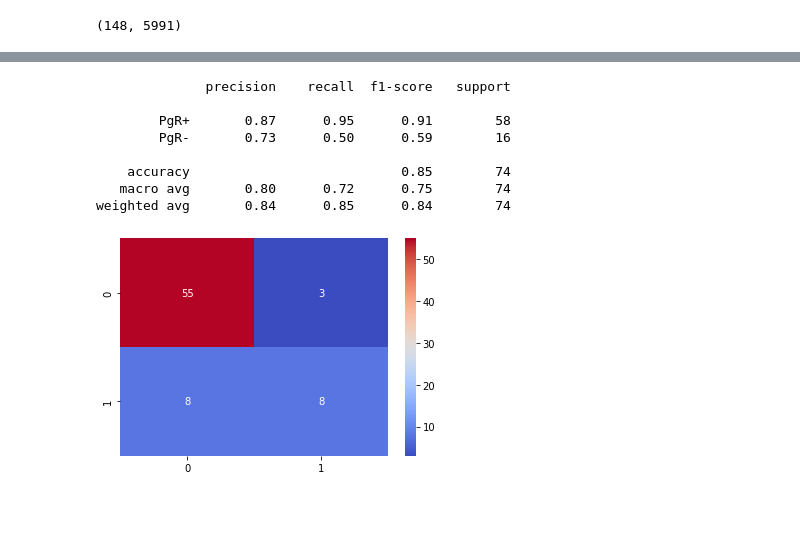
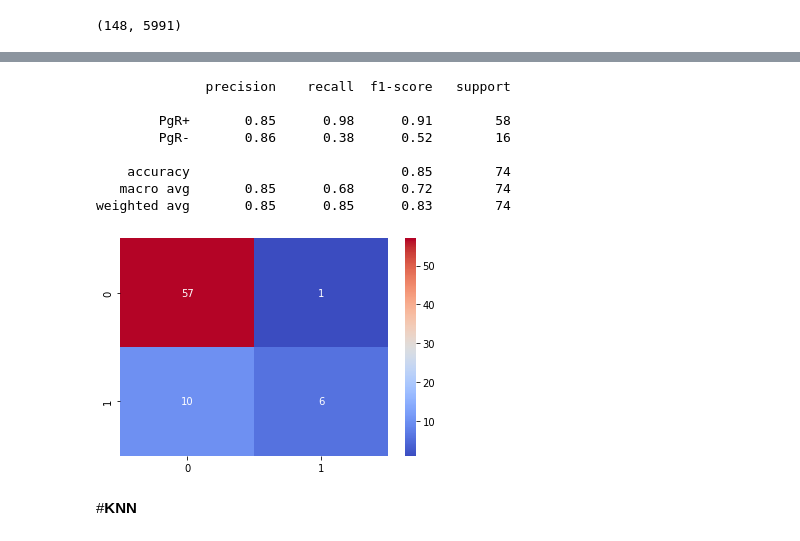
Before and after one commit to varnitarastogi/Gene-Activity-for-Breast-Cancer, a Jupyter notebook: Technical_Task.ipynb, the cells around one changed output, grey strips where cells are left out. Cells and saved outputs as stored; diff of their text form; code cells hidden in the pictures; blank space fills up the shorter version.

```diff
--- a/Technical_Task.ipynb
+++ b/Technical_Task.ipynb
@@ -162,12 +166,12 @@ study = optuna.create_study(direction="maximize")
 print(f"Sampler is {study.sampler.__class__.__name__}")
 study.optimize(objective, n_trials=50, timeout=1000)
 #
-from xgboost.sklearn import XGBRFClassifier
-trialrf2 = study.best_trial.params
-modelrf2=XGBClassifier(**trialrf2)
-modelrf2.fit(X_important_train, y_train)
 
-pred=modelrf2.predict(X_important_test)
+trialx2 = study.best_trial.params
+modelx2=XGBClassifier(**trialx2)
+modelx2.fit(X_important_train, y_train)
+
+pred=modelx2.predict(X_important_test)
 accuracy=accuracy_score(y_test, pred)
 print('Accuracy:' ,accuracy*100)
 # %% [output]
@@ -193,15 +197,17 @@ Sampler is TPESampler
 Accuracy: 85.13513513513513
 # %%
-con_mat=confusion_matrix(y_test, pred)
-sns.heatmap(con_mat,cmap = 'coolwarm',annot=True)
+con_mat_1=confusion_matrix(y_test, pred)
+sns.heatmap(con_mat_1,cmap = 'coolwarm',annot=True)
 print(classification_report(y_test, pred))
 # %% [output]
               precision    recall  f1-score   support
 
-        PgR+       0.87      0.95      0.91        58
-        PgR-       0.73      0.50      0.59        16
+        PgR+       0.85      0.98      0.91        58
+        PgR-       0.86      0.38      0.52        16
 
     accuracy                           0.85        74
-   macro avg       0.80      0.72      0.75        74
-weighted avg       0.84      0.85      0.84        74
+   macro avg       0.85      0.68      0.72        74
+weighted avg       0.85      0.85      0.83        74
-[figure, old version]
+[figure, new version]
+# %% [markdown]
+#**KNN**
```
Also changed, not shown: parts of 9 cells of this notebook.
